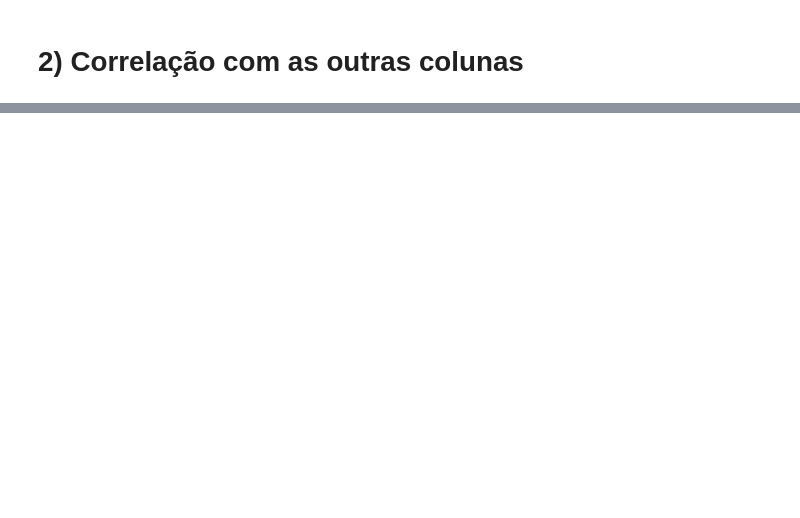
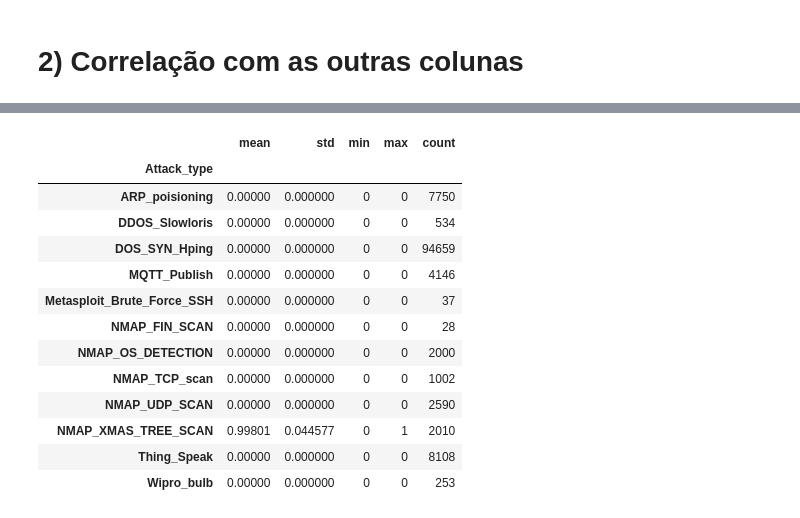
Before and after one commit to MBA-Data-Science-Unifor/IoT-Guard, a Jupyter notebook: artifacts/notebooks/EDA.ipynb, the cells around one changed output, grey strips where cells are left out. Cells and saved outputs as stored; diff of their text form; code cells hidden in the pictures; blank space fills up the shorter version.

```diff
--- a/artifacts/notebooks/EDA.ipynb
+++ b/artifacts/notebooks/EDA.ipynb
@@ -153,0 +245,21 @@ com o AttackType é multiclasse
+# %%
+# Avaliar as distribuição Top 1 por classe
+
+top_feature = df_scores.iloc[0]['feature']
+
+df_iot2022.groupby("Attack_type")[top_feature].agg(['mean','std','min','max','count'])
+# %% [output]
+|  | mean | std | min | max | count |
+| Attack_type |  |  |  |  |  |
+| ARP_poisioning | 0.00000 | 0.000000 | 0 | 0 | 7750 |
+| DDOS_Slowloris | 0.00000 | 0.000000 | 0 | 0 | 534 |
+| DOS_SYN_Hping | 0.00000 | 0.000000 | 0 | 0 | 94659 |
+| MQTT_Publish | 0.00000 | 0.000000 | 0 | 0 | 4146 |
+| Metasploit_Brute_Force_SSH | 0.00000 | 0.000000 | 0 | 0 | 37 |
+| NMAP_FIN_SCAN | 0.00000 | 0.000000 | 0 | 0 | 28 |
+| NMAP_OS_DETECTION | 0.00000 | 0.000000 | 0 | 0 | 2000 |
+| NMAP_TCP_scan | 0.00000 | 0.000000 | 0 | 0 | 1002 |
+| NMAP_UDP_SCAN | 0.00000 | 0.000000 | 0 | 0 | 2590 |
+| NMAP_XMAS_TREE_SCAN | 0.99801 | 0.044577 | 0 | 1 | 2010 |
+| Thing_Speak | 0.00000 | 0.000000 | 0 | 0 | 8108 |
+| Wipro_bulb | 0.00000 | 0.000000 | 0 | 0 | 253 |
```
Also changed, not shown: parts of 14 cells of this notebook.
